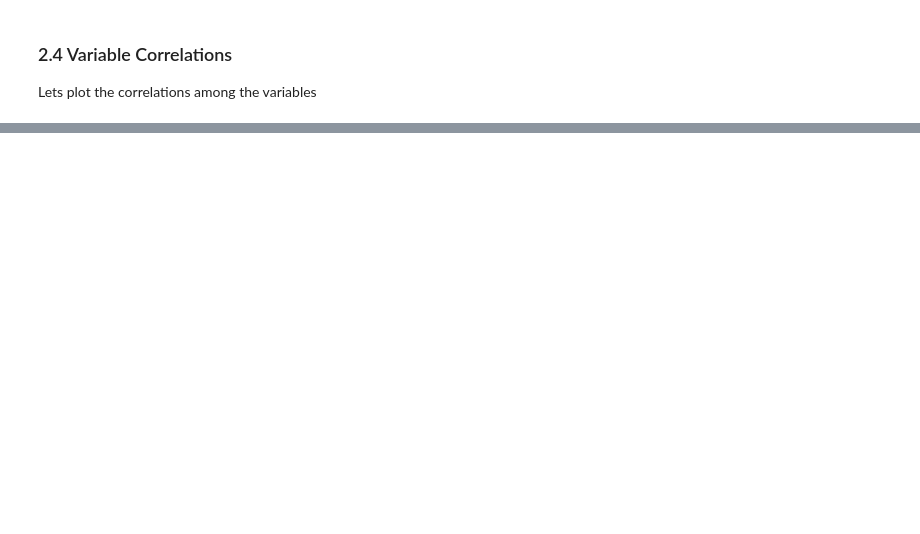
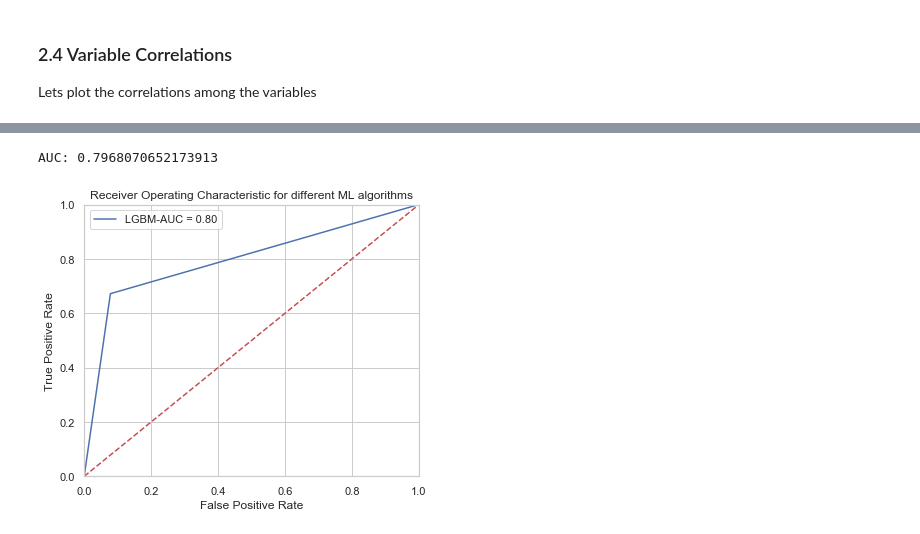
Before and after one commit to shivam5992/aster, a Jupyter notebook: new.ipynb, the cells around one changed output, grey strips where cells are left out. Cells and saved outputs as stored; diff of their text form; code cells hidden in the pictures; blank space fills up the shorter version.

```diff
--- a/new.ipynb
+++ b/new.ipynb
@@ -120,0 +271,26 @@ sns.heatmap(corr, mask=mask, cmap=cmap, vmax=.3, center=0,
+# %%
+model = RandomForestClassifier()
+model.fit(X_train, y_train)
+valp = model.predict(X_valid)
+pred = model.predict(xtest)
+# %%
+auc = roc_auc_score(y_valid, valp)
+print('AUC:', auc)
+
+fpr, tpr, thresholds = roc_curve(y_valid, valp)
+roc_auc = metrics.auc(fpr, tpr)
+
+plt.figure(figsize=(6,5))
+plt.title('Receiver Operating Characteristic for different ML algorithms')
+plt.plot(fpr, tpr, 'b', label = 'LGBM-AUC = %0.2f' % roc_auc)
+plt.legend(loc = 'upper left')
+plt.plot([0, 1], [0, 1],'r--')
+plt.xlim([0, 1])
+plt.ylim([0, 1])
+
+plt.ylabel('True Positive Rate')
+plt.xlabel('False Positive Rate')
+plt.show()
+# %% [output]
+AUC: 0.7968070652173913
+[figure, added]
```
Also changed, not shown: parts of 28 cells of this notebook, 4 other files.
